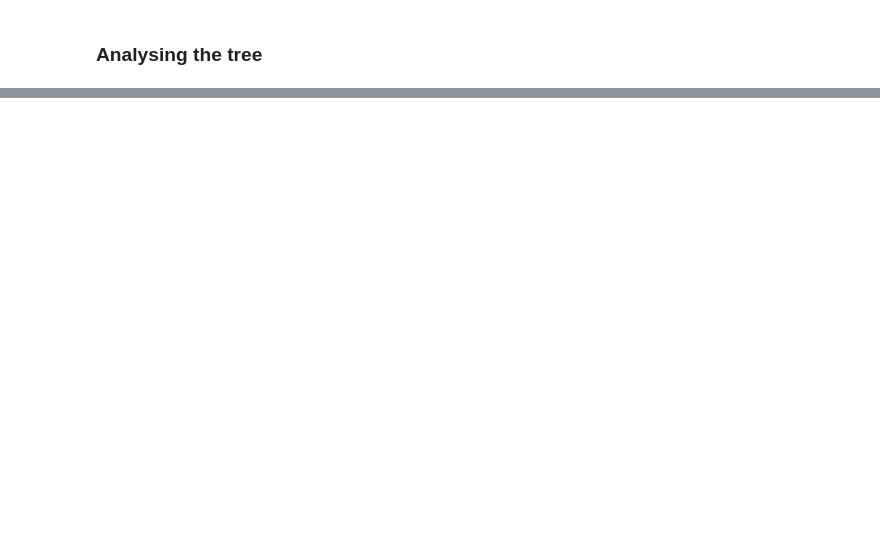
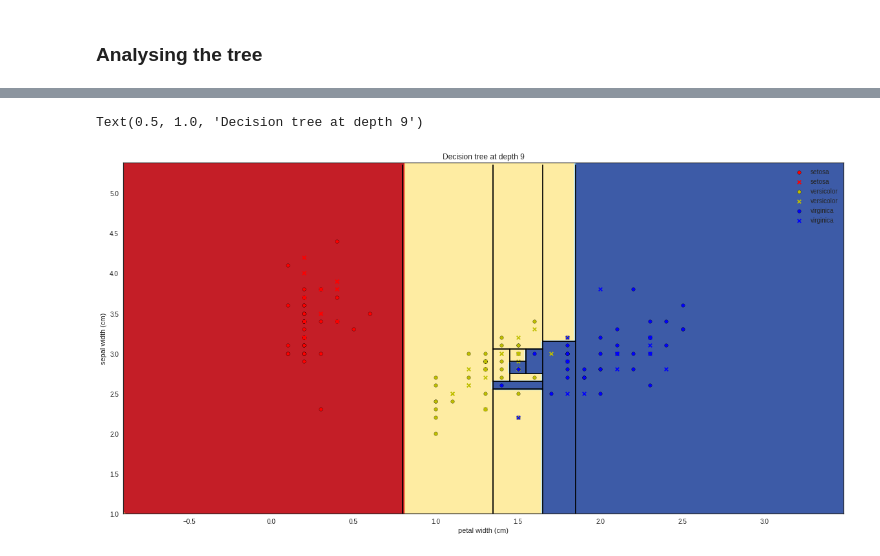
Before and after one commit to ValentinRicher/understanding-decision-trees, a Jupyter notebook: understanding_decision_trees.ipynb, the cells around one changed output, grey strips where cells are left out. Saved outputs shown, nothing was run; the diff lists cells and outputs as text; code cells hidden in the pictures; blank space fills up the shorter version.

```diff
--- a/understanding_decision_trees.ipynb
+++ b/understanding_decision_trees.ipynb
@@ -254,0 +268,33 @@ for i in range(tree_depth):
+# %%
+plt.figure(figsize=(20,10))
+
+
+Z = []
+for feat in np.c_[xx.ravel(), yy.ravel()]:
+    Z.append(get_pred(feat,tree_depth))
+Z[0]=1
+Z = np.array(Z).reshape(xx.shape)
+cs = plt.contourf(xx, yy, Z, cmap=plt.cm.RdYlBu, zorder=0)
+
+# Plot the boundaries of the decision tree
+segments = get_decision_boundaries(tree_depth, lim)
+for seg in segments:
+  plt.plot(seg[0,:], seg[1,:], 'k-')
+
+
+# Plot the training data
+for j, (species, color) in enumerate(zip(labels, plot_colors)):
+
+  idx = y_train.index[y_train==species]
+  plt.scatter(X_train.loc[idx][features[0]], X_train.loc[idx][features[1]], c=color, label=labels[j], cmap=plt.cm.RdYlBu, edgecolor='black', s=30, zorder=1)
+
+  test_idx = y_test.index[y_test==species]
+  plt.scatter(X_test.loc[test_idx][features[0]], X_test.loc[test_idx][features[1]], c=color, label=labels[j], cmap=plt.cm.RdYlBu, marker='x', edgecolor='black', s=30, zorder=1)
+
+legend = plt.legend()
+plt.xlabel(features[0])
+plt.ylabel(features[1])
+plt.title('Decision tree at depth {}'.format(i))
+# %% [output]
+Text(0.5, 1.0, 'Decision tree at depth 9')
+[figure, added]
```
Also changed, not shown: parts of 5 cells of this notebook.
